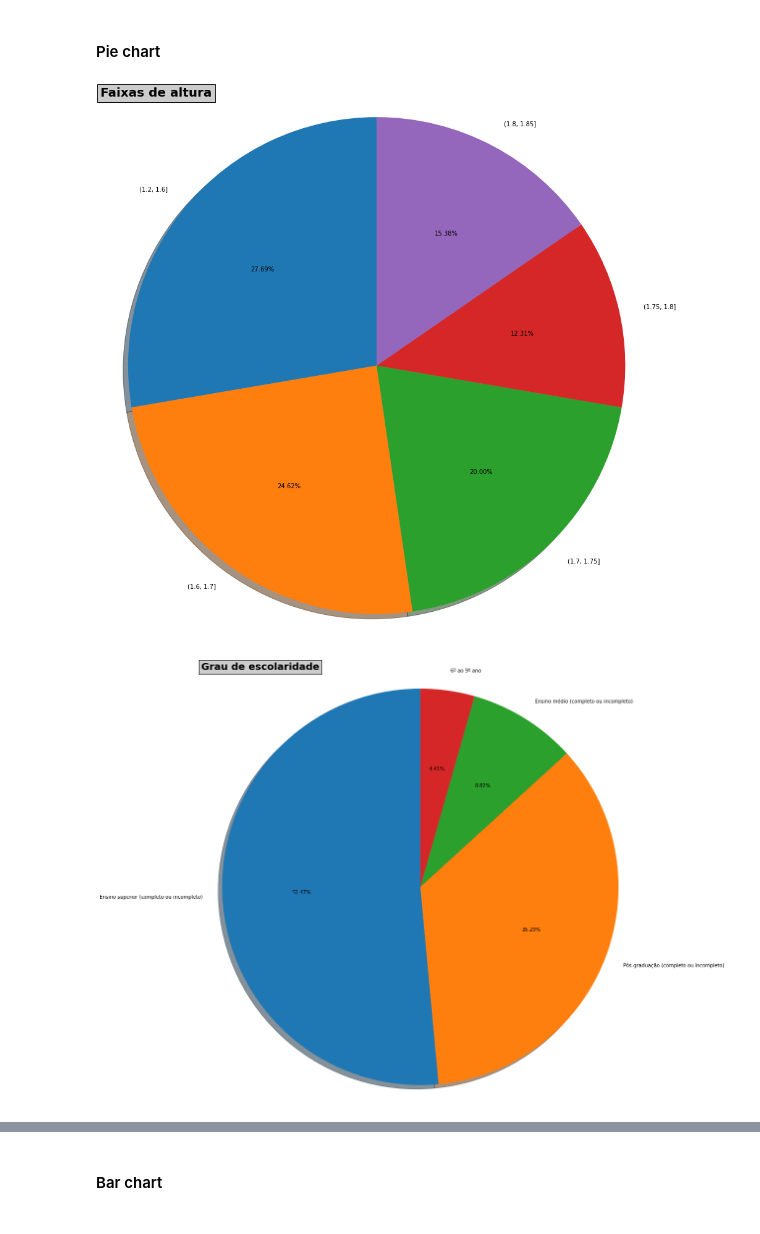
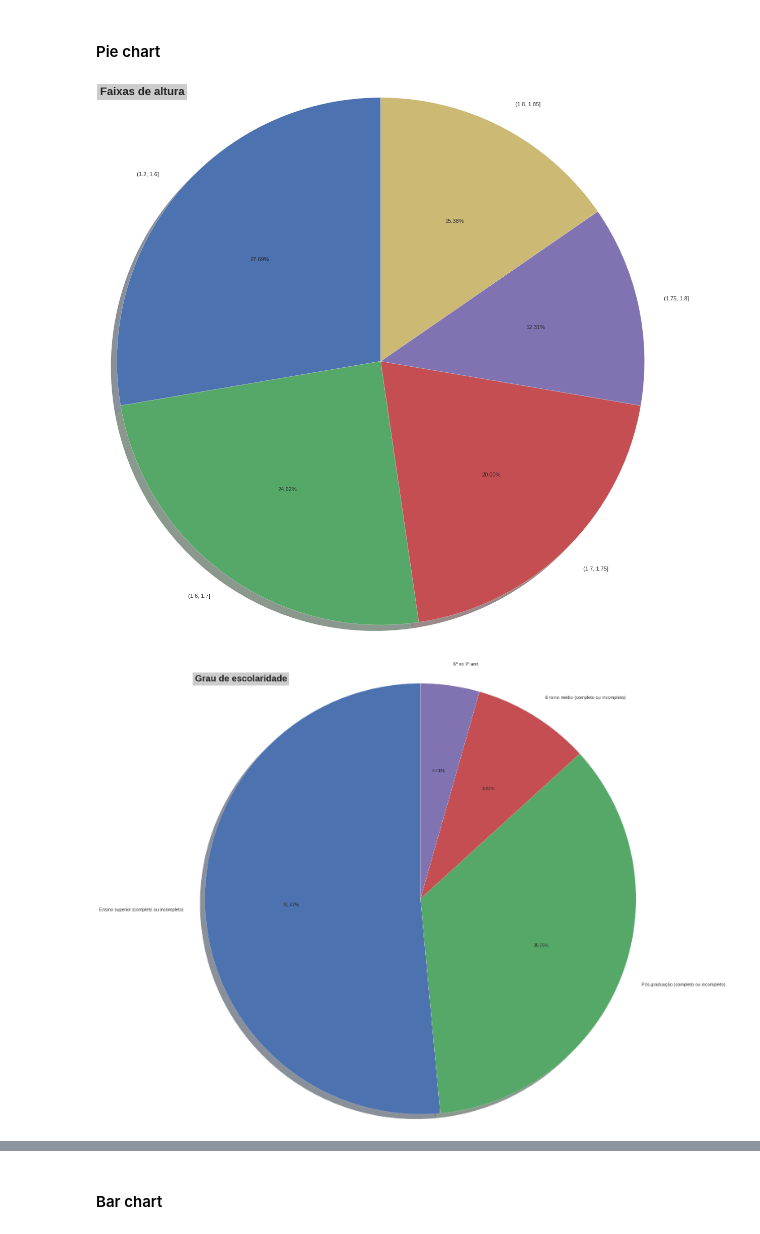
Before and after one commit to brenoslivio/Statistics-Python, a Jupyter notebook: 1-DescriptiveAnalysis/1_DescriptiveAnalysis.ipynb, the cells around one changed output, grey strips where cells are left out. Saved outputs shown, nothing was run; the diff lists cells and outputs as text; code cells hidden in the pictures.

Commit message:
All graphs complete

```diff
--- a/1-DescriptiveAnalysis/1_DescriptiveAnalysis.ipynb
+++ b/1-DescriptiveAnalysis/1_DescriptiveAnalysis.ipynb
@@ -298,18 +298,23 @@ Name: brothersplus_you, dtype: float64
 # %% [markdown]
 #### Pie chart
 # %%
+import matplotlib.pyplot as plt
+import matplotlib as mpl
+
+mpl.style.use('seaborn-dark')
+
 ranges = [1.2, 1.6, 1.7, 1.75, 1.8, 1.85]
 height = dfPoll['height_m'].groupby(pd.cut(dfPoll['height_m'], ranges)).count()
 
 fig = plt.gcf()
 fig.set_size_inches(16, 16)
 plt.pie(height, labels = height.index, autopct = '%1.2f%%', shadow = True, startangle = 90)
 plt.title("Faixas de altura", fontweight = 'bold', fontsize = '20', loc = 'left', bbox={'facecolor':'0.8', 'pad':5})
 plt.axis('equal')
 
 plt.show()
 # %% [output]
-[figure, old version]
+[figure, new version]
 # %%
 schooling = dfPoll['schooling'].value_counts()
 
@@ -321,7 +326,7 @@ plt.axis('equal')
 
 plt.show()
 # %% [output]
-[figure, old version]
+[figure, new version]
 # %%
 freq = dfPoll['freq_activity'].value_counts()
 
```
Also changed, not shown: parts of 13 cells of this notebook.
